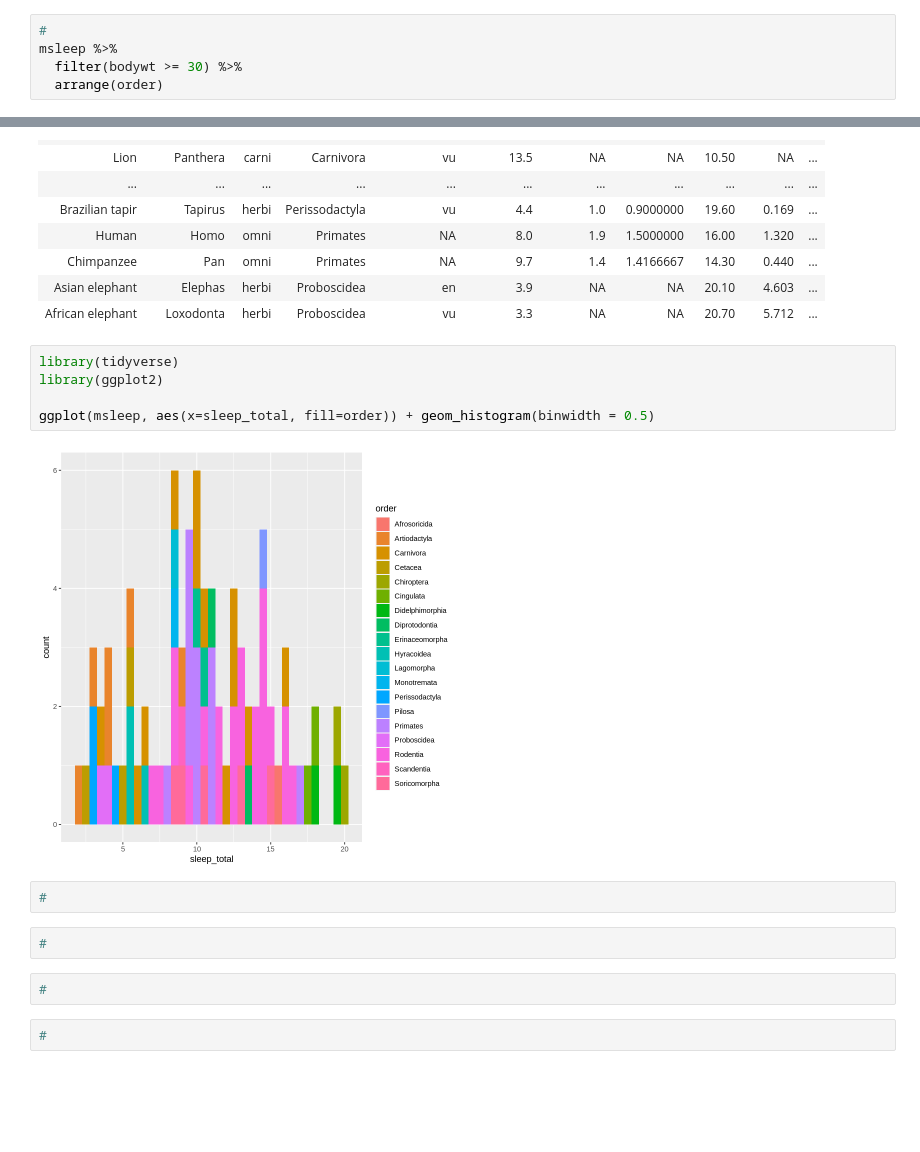
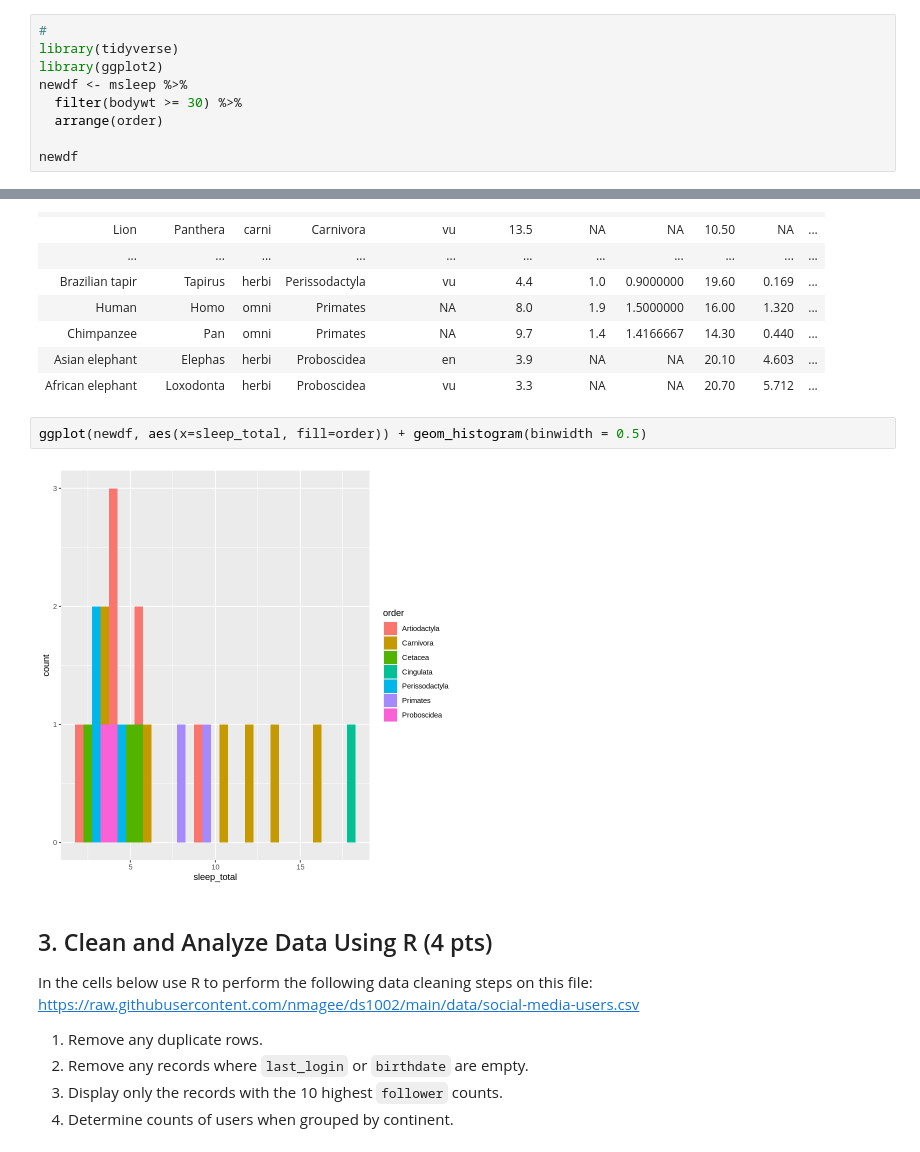
Before and after one commit to ettyang/ds1002-efq3pk, a Jupyter notebook: homework/week-15.ipynb, the cells around one changed output, grey strips where cells are left out. Saved outputs shown, nothing was run; the diff lists cells and outputs as text; blank space fills up the shorter version.

```diff
--- a/homework/week-15.ipynb
+++ b/homework/week-15.ipynb
@@ -52,9 +53,13 @@ In the cell below, write the code required to plot from the `msleep` sample data
 3. Display the mean `sleep_total` for each group in a bar plot.
 # %%
 #
-msleep %>%
+library(tidyverse)
+library(ggplot2)
+newdf <- msleep %>%
   filter(bodywt >= 30) %>%
   arrange(order)
+
+newdf
 # %% [output]
 A tibble: 22 × 11
 | name | genus | vore | order | conservation | sleep_total | sleep_rem | sleep_cycle | awake | brainwt | ... |
@@ -76,17 +81,16 @@ A tibble: 22 × 11
 | Asian elephant | Elephas | herbi | Proboscidea | en | 3.9 | NA | NA | 20.10 | 4.603 | ... |
 | African elephant | Loxodonta | herbi | Proboscidea | vu | 3.3 | NA | NA | 20.70 | 5.712 | ... |
 # %%
-library(tidyverse)
-library(ggplot2)
-
-ggplot(msleep, aes(x=sleep_total, fill=order)) + geom_histogram(binwidth = 0.5)
+ggplot(newdf, aes(x=sleep_total, fill=order)) + geom_histogram(binwidth = 0.5)
 # %% [output]
-[figure, old version]
+[figure, new version]
-# %%
-#
-# %%
-#
-# %%
-#
-# %%
-#
+# %% [markdown]
+## 3. Clean and Analyze Data Using R (4 pts)
+
+In the cells below use R to perform the following data cleaning steps on this file:
+https://raw.githubusercontent.com/nmagee/ds1002/main/data/social-media-users.csv
+
+1. Remove any duplicate rows.
+2. Remove any records where `last_login` or `birthdate` are empty.
+3. Display only the records with the 10 highest `follower` counts.
+4. Determine counts of users when grouped by continent.
```
Also changed, not shown: parts of 6 cells of this notebook.
